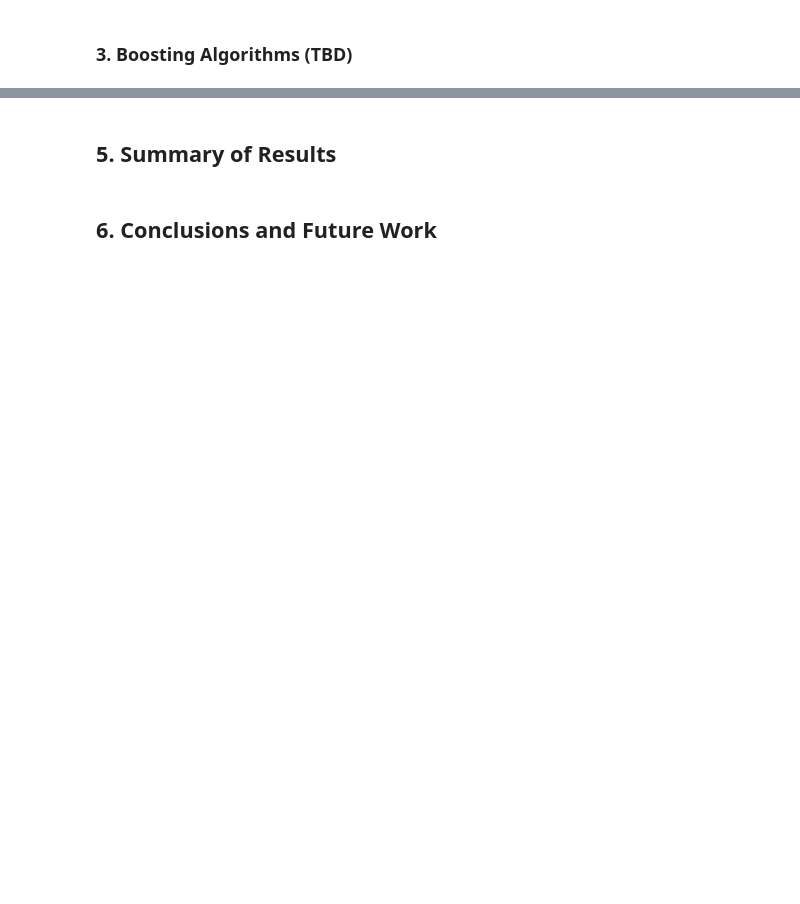
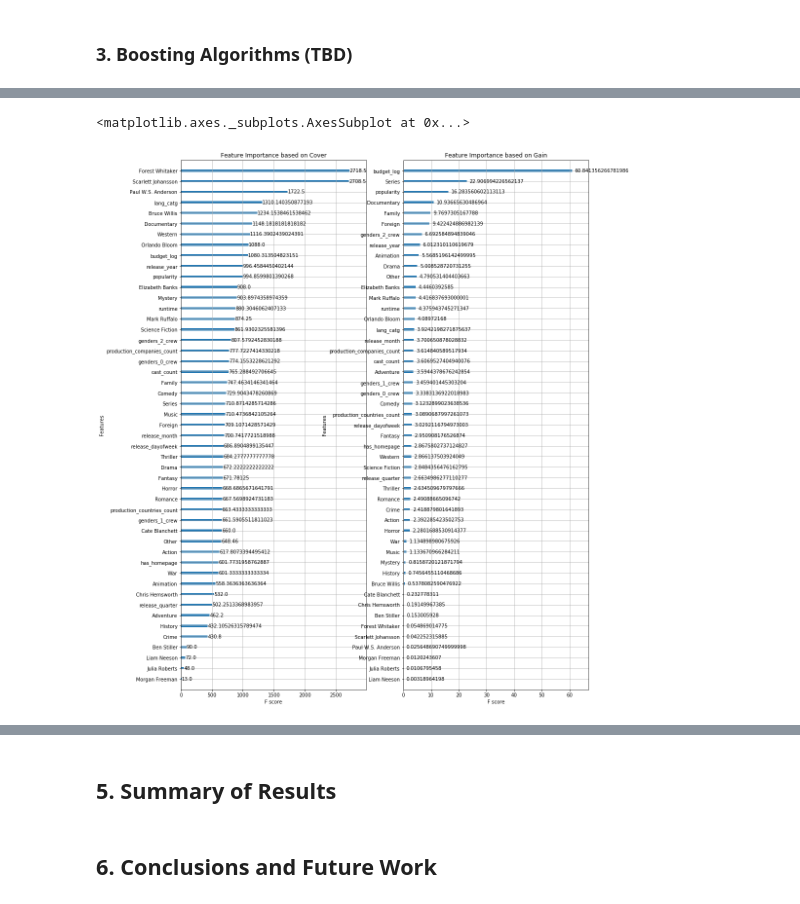
Before and after one commit to vnagapudi/W207-TMDB-Kaggle-Project, a Jupyter notebook: project_final_draft_clean.ipynb, the cells around one changed output, grey strips where cells are left out. Cells and saved outputs as stored; diff of their text form; code cells hidden in the pictures; blank space fills up the shorter version.

```diff
--- a/project_final_draft_clean.ipynb
+++ b/project_final_draft_clean.ipynb
@@ -1012,0 +1040,7 @@ if(kaggle==True):
+# %%
+fig, axes = plt.subplots(figsize=(15,20),nrows=1, ncols=2)
+xgb.plot_importance(xgb_model, ax=axes[0], importance_type = 'cover', title = 'Feature Importance based on Cover')
+xgb.plot_importance(xgb_model, ax=axes[1], importance_type = 'gain', title = 'Feature Importance based on Gain')
+# %% [output]
+<matplotlib.axes._subplots.AxesSubplot at 0x...>
+[figure, added]
```
Also changed, not shown: parts of 29 cells of this notebook.
